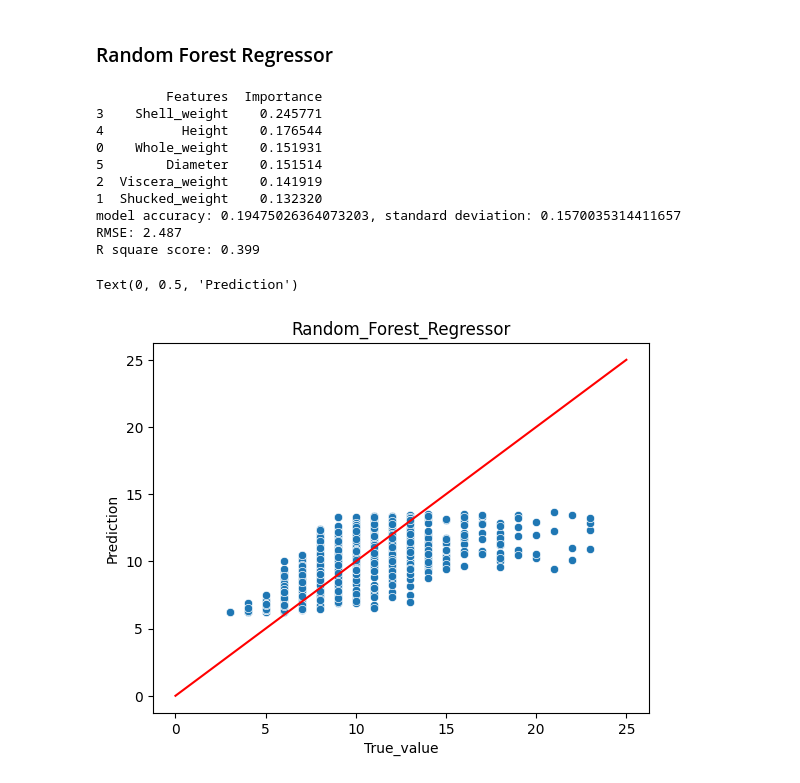
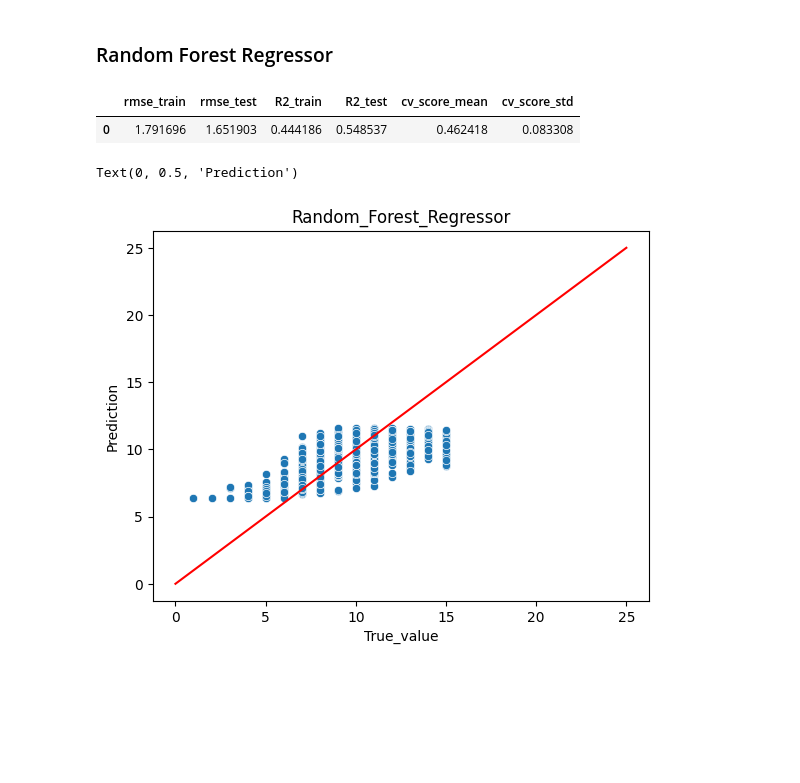
Before and after one commit to IvanLpp/EntregaIAA, a Jupyter notebook: Borrador_Entrega_2.ipynb, the cells around one changed output. Cells and saved outputs as stored; diff of their text form; code cells hidden in the pictures; blank space fills up the shorter version.

```diff
--- a/Borrador_Entrega_2.ipynb
+++ b/Borrador_Entrega_2.ipynb
@@ -122,3 +134,17 @@ scores = cross_val_score(v_reg, X, y, cv=10)
+# %%
+from sklearn.ensemble import RandomForestRegressor, BaggingRegressor, RandomForestClassifier, GradientBoostingRegressor, VotingRegressor
+from sklearn.neighbors import KNeighborsRegressor
+from sklearn import linear_model
+from sklearn.metrics import accuracy_score, confusion_matrix
+from sklearn.preprocessing import LabelEncoder
+from xgboost import XGBRegressor
+X = df[['Whole_weight', 'Shucked_weight', 'Viscera_weight', 'Shell_weight', 'Height', 'Sex', 'Diameter', 'Length']]
+# X = df[['Shucked_weight', 'Viscera_weight', 'Shell_weight', 'Height', 'Sex', 'Diameter']]
+X = pd.get_dummies(X, columns=['Sex'])
+
+X_train, X_test, y_train, y_test = train_test_split(X, y, test_size= 0.25, random_state=42)
+
+feature_names = X.columns
 # %% [markdown]
 ### Linear Regression (mas de dos features)
 # %%
@@ -151,38 +188,35 @@ sns.histplot(residue, kde=True, color='blue')
 # %% [markdown]
 ### Random Forest Regressor
 # %%
-randfor_reg = RandomForestRegressor(n_estimators=100, max_depth=3, max_samples=10, bootstrap=True, random_state=42).fit(X_train, y_train)
-randfor_pred = randfor_reg.predict(X_test)
+randfor_reg = RandomForestRegressor(n_estimators=100, max_depth=6, max_samples=10, bootstrap=True, random_state=42).fit(X_train, y_train)
+
+randfor_train_pred = randfor_reg.predict(X_train)
+randfor_test_pred = randfor_reg.predict(X_test)
 
 importances = list(randfor_reg.feature_importances_)
 feature_names = X.columns
 feature_importance_df = pd.DataFrame({'Features': feature_names, 'Importance': importances})
 scores = cross_val_score(randfor_reg, X, y, cv=10)
-rmse = root_mean_squared_error(y_test, randfor_pred)
-r2 = r2_score(y_test, randfor_pred)
 
-print(feature_importance_df.sort_values(by='Importance', ascending=False))
-print(f'model accuracy: {scores.mean()}, standard deviation: {scores.std()}')
+rmse_train = root_mean_squared_error(y_train, randfor_train_pred)
+r2_train = r2_score(y_train, randfor_train_pred)
+rmse = root_mean_squared_error(y_test, randfor_test_pred)
+r2 = r2_score(y_test, randfor_test_pred)
 
-print(f'RMSE: {rmse:.3f}')
-print(f'R square score: {r2:.3f}')
+randfor_perf_df = pd.DataFrame({'rmse_train': [rmse_train], 'rmse_test': [rmse_test], 'R2_train': [r2_train],
+                           'R2_test': [r2_test], 'cv_score_mean': [score.mean()], 'cv_score_std': [score.std()]})
+
+randfor_perf_df
+# print(feature_importance_df.sort_values(by='Importance', ascending=False))
 # %% [output]
-         Features  Importance
-3    Shell_weight    0.245771
-4          Height    0.176544
-0    Whole_weight    0.151931
-5        Diameter    0.151514
-2  Viscera_weight    0.141919
-1  Shucked_weight    0.132320
-model accuracy: 0.19475026364073203, standard deviation: 0.1570035314411657
-RMSE: 2.487
-R square score: 0.399
+|  | rmse_train | rmse_test | R2_train | R2_test | cv_score_mean | cv_score_std |
+| 0 | 1.791696 | 1.651903 | 0.444186 | 0.548537 | 0.462418 | 0.083308 |
 # %%
-sns.scatterplot(x=y_test, y=randfor_pred)
+sns.scatterplot(x=y_test, y=randfor_test_pred)
 plt.plot([0,25],[0,25], color='red')
 plt.title('Random_Forest_Regressor')
 plt.xlabel('True_value')
 plt.ylabel('Prediction')
 # %% [output]
 Text(0, 0.5, 'Prediction')
-[figure, old version]
+[figure, new version]
```
Also changed, not shown: parts of 40 cells of this notebook.
